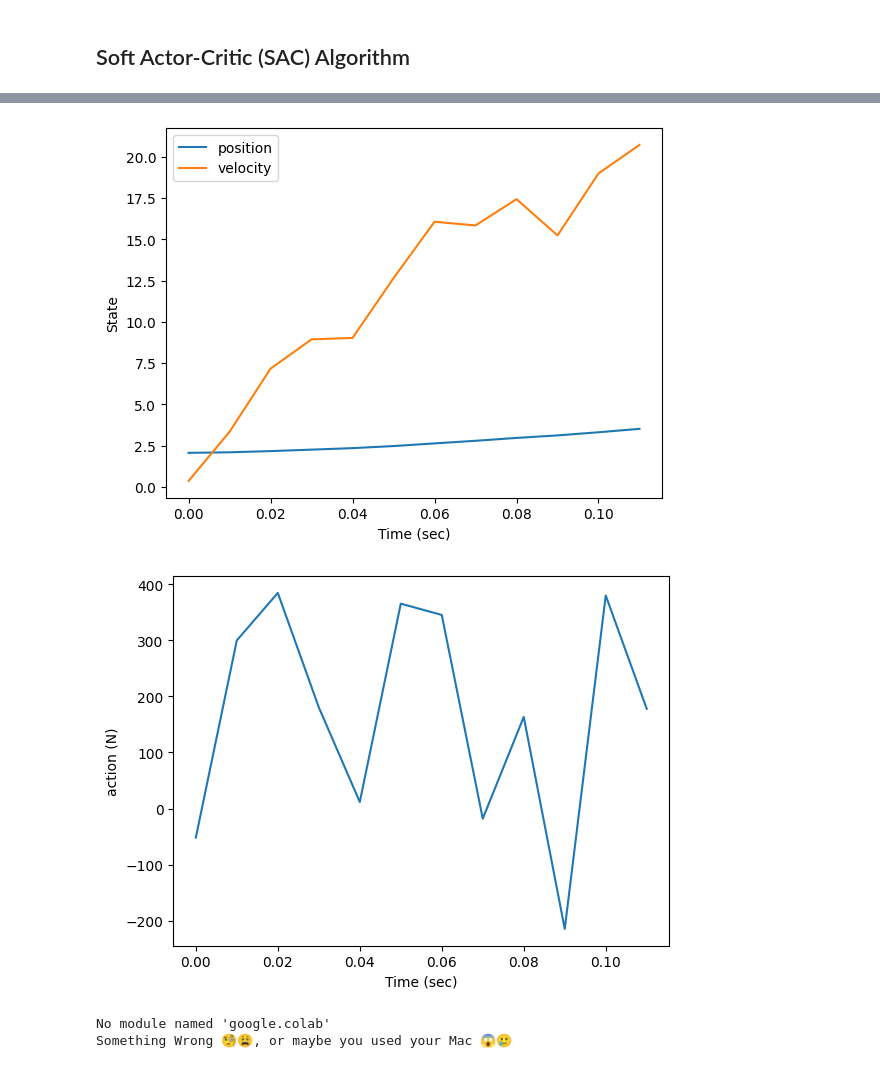
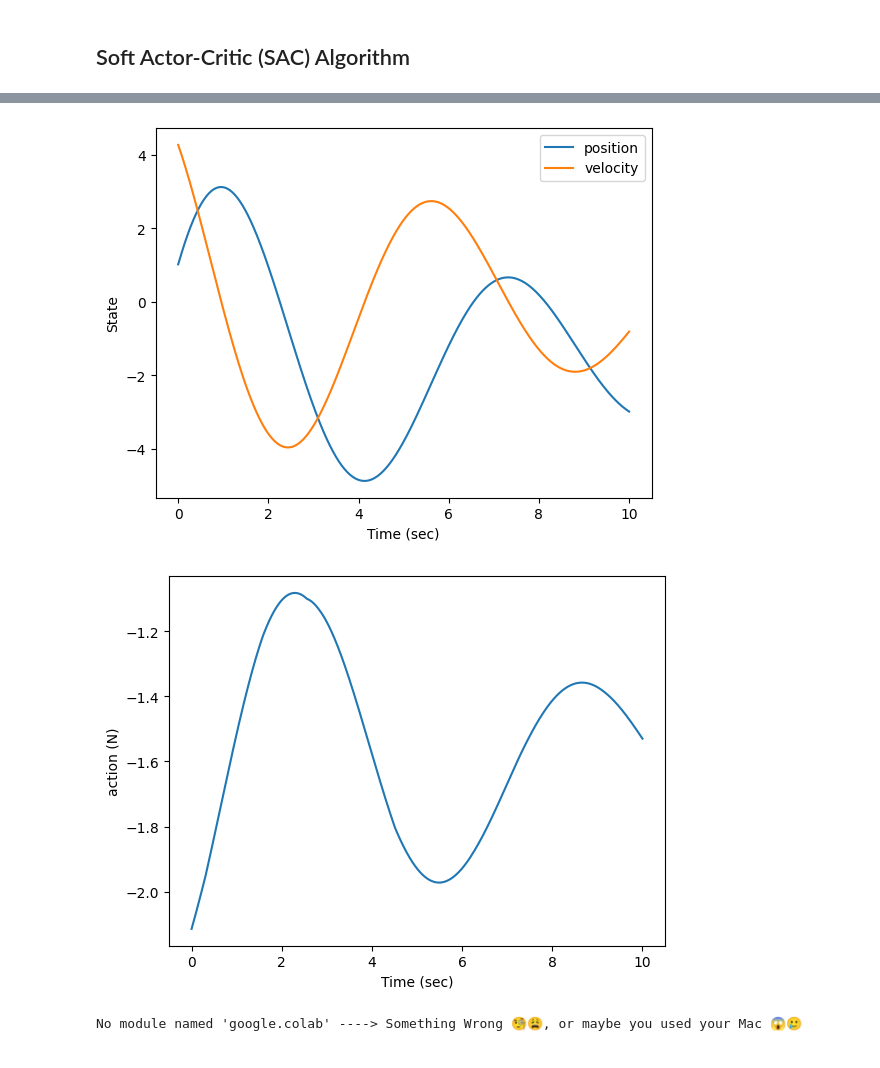
Before and after one commit to alibaniasad1999/master-thesis, a Jupyter notebook: Code/Python/MBK/SAC/SAC_MBK.ipynb, the cells around one changed output, grey strips where cells are left out. Cells and saved outputs as stored; diff of their text form; code cells hidden in the pictures.

Commit message:
fix actions domain and max min

```diff
--- a/Code/Python/MBK/SAC/SAC_MBK.ipynb
+++ b/Code/Python/MBK/SAC/SAC_MBK.ipynb
@@ -69,7 +71,7 @@ class SquashedGaussianMLPActor(nn.Module):
 
     def __init__(self, obs_dim, act_dim, hidden_sizes, activation, act_limit):
         super().__init__()
-        self.net = mlp([obs_dim] + list(hidden_sizes), activation, output_activation=nn.Tanh)
+        self.net = mlp([obs_dim] + list(hidden_sizes), activation)
         self.mu_layer = nn.Linear(hidden_sizes[-1], act_dim)
         self.log_std_layer = nn.Linear(hidden_sizes[-1], act_dim)
         self.act_limit = act_limit
@@ -167,9 +169,9 @@ class MassSpringDamperEnv(gym.Env):
 
     def step(self, action):
         # clip action
-        np.clip(action, -1, 1)
+        # np.clip(action, -1, 1)
         # Apply control action and simulate one time step using Euler integration
-        force = action[0] * self.action_space.high[0]
+        force = action[0] # * self.action_space.high[0]
         position, velocity = self.state
 
         acceleration = (force - self.c * velocity - self.k * position) / self.m
@@ -210,6 +212,9 @@ class MassSpringDamperEnv(gym.Env):
         position, velocity = (self.state + self.action_space.high[0]) / (
                     self.action_space.high[0] - self.action_space.low[0])  # normalized data
         return np.array([position, velocity], dtype=np.float32)
+
+    def denormalize(self, state):
+        return state * (self.action_space.high[0] - self.action_space.low[0]) - self.action_space.high[0]
 # %% [markdown]
 ## Soft Actor-Critic (SAC) Algorithm
 # %%
@@ -575,9 +580,9 @@ class sac:
         actions = []
         while True:
             a = self.ac.act(torch.as_tensor(o, dtype=torch.float32), deterministic=deterministic)
-            actions.append(a*20)
+            actions.append(a)
             o, _, d, _, _ = self.test_env.step(a)
-            states.append(o*40-20)
+            states.append(self.test_env.denormalize(o))
             if d:
                 break
         dt = self.env.dt
@@ -623,6 +628,6 @@ class sac:
         self.ac.q1.load_state_dict(torch.load(filepath + 'q1.pth'))
         self.ac.q2.load_state_dict(torch.load(filepath + 'q2.pth'))
 # %%
-ac_kwargs = dict(hidden_sizes=[64, 64], activation=nn.Tanh)
+ac_kwargs = dict(hidden_sizes=[64, 64], activation=nn.PReLU)
 sac_rl = sac(lambda : MassSpringDamperEnv(), epochs=100, ac_kwargs=ac_kwargs)
 # %% [output]
@@ -664,10 +669,10 @@ SquashedGaussianMLPActor(
 )
 [drawing not drawn]
 # %%
-sac_rl.test(deterministic=False)
+sac_rl.test(deterministic=True)
 # %% [output]
-[figure, old version]
+[figure, new version]
-[figure, old version]
+[figure, new version]
 # %%
 sac_rl.save()
 # %%
@@ -678,13 +683,12 @@ try:
     # download created models
     if os.path.isfile("sac_mbk_results.tar.gz"):
         os.remove("sac_mbk_results.tar.gz")
-    !tar cvfz results.tar.gz model/
+    !tar cvfz sac_mbk_results.tar.gz model/
     from google.colab import files
     files.download('sac_mbk_results.tar.gz')
     print(colorize("Done! 🥰😎", 'blue', bold=True))
 except Exception as e:
-    print(e)
+    print(e, end=' ----> ')
     print(colorize("Something Wrong 🧐😩, or maybe you used your Mac 😱🥲", 'red', bold=True))
 # %% [output]
-No module named 'google.colab'
-Something Wrong 🧐😩, or maybe you used your Mac 😱🥲
+No module named 'google.colab' ----> Something Wrong 🧐😩, or maybe you used your Mac 😱🥲
```
Also changed, not shown: parts of 4 cells of this notebook, 1 other file.
